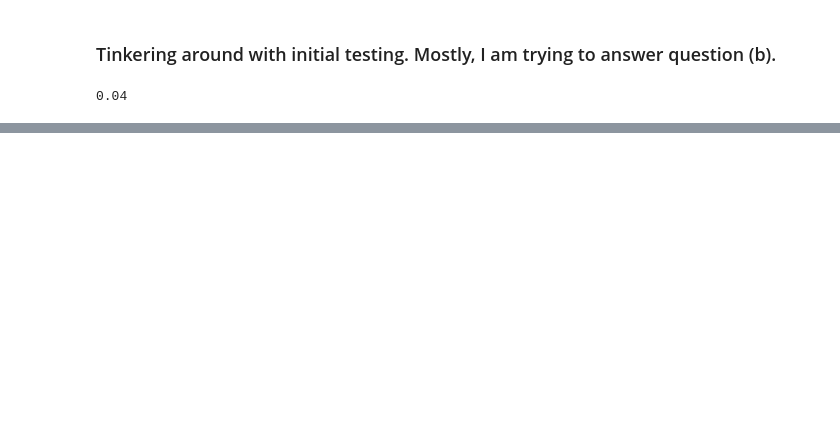
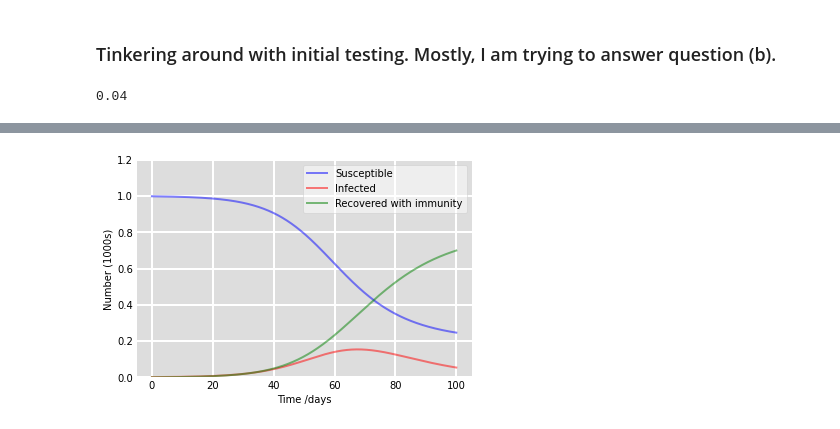
Before and after one commit to mr-devs/mean_field_quals, a Jupyter notebook: notebooks/2020-06-03_initial-testing.ipynb, the cells around one changed output, grey strips where cells are left out. Cells and saved outputs as stored; diff of their text form; code cells hidden in the pictures; blank space fills up the shorter version.

```diff
--- a/notebooks/2020-06-03_initial-testing.ipynb
+++ b/notebooks/2020-06-03_initial-testing.ipynb
@@ -318,0 +566,16 @@ all_steps[0]
+# %%
+# Total population, N.
+N = 1000
+# Initial number of infected and recovered individuals, I0 and R0.
+I0, R0 = 1, 0
+# Everyone else, S0, is susceptible to infection initially.
+S0 = N - I0 - R0
+# Contact rate, beta, and mean recovery rate, gamma, (in 1/days).
+beta, gamma = 0.2, 1./10
+
+step_size = .01 # step size
+all_steps = np.arange(0,100,step_size)
+
+I = [I0] + list(np.zeros(len(all_steps)-1))
+R = [R0] + list(np.zeros(len(all_steps)-1))
+S = [S0] + list(np.zeros(len(all_steps)-1))
@@ -318,0 +594,10 @@ all_steps[0]
+# %%
+
+
+for step in range(len(all_steps)-1):
+
+    ds, di, dr = deriv(beta, S[step], I[step], gamma, N)
+
+    S[step+1] = S[step] + ds*step_size
+    I[step+1] = I[step] + di*step_size
+    R[step+1] = R[step] + dr*step_size
@@ -318,0 +626,18 @@ all_steps[0]
+# %%
+fig = plt.figure(facecolor='w')
+ax = fig.add_subplot(111, facecolor='#dddddd', axisbelow=True)
+ax.plot(all_steps, np.array(S)/1000, 'b', alpha=0.5, lw=2, label='Susceptible')
+ax.plot(all_steps, np.array(I)/1000, 'r', alpha=0.5, lw=2, label='Infected')
+ax.plot(all_steps, np.array(R)/1000, 'g', alpha=0.5, lw=2, label='Recovered with immunity')
+ax.set_xlabel('Time /days')
+ax.set_ylabel('Number (1000s)')
+ax.set_ylim(0,1.2)
+ax.yaxis.set_tick_params(length=0)
+ax.xaxis.set_tick_params(length=0)
+ax.grid(b=True, which='major', c='w', lw=2, ls='-')
+legend = ax.legend()
+legend.get_frame().set_alpha(0.5)
+for spine in ('top', 'right', 'bottom', 'left'):
+    ax.spines[spine].set_visible(False)
+# %% [output]
+[figure, added]
```
Also changed, not shown: parts of 86 cells of this notebook, 1 other file.
